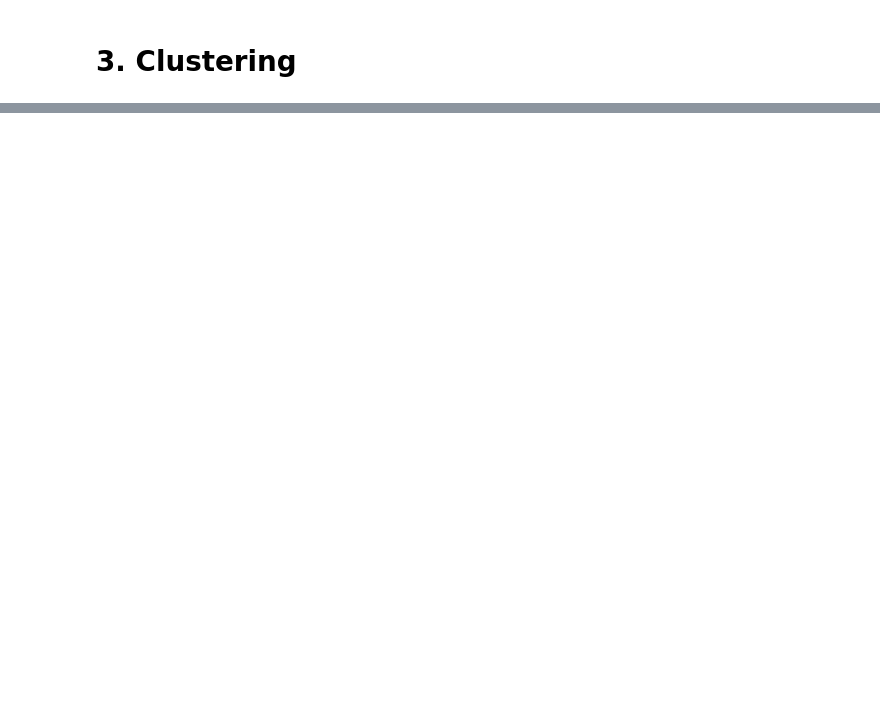
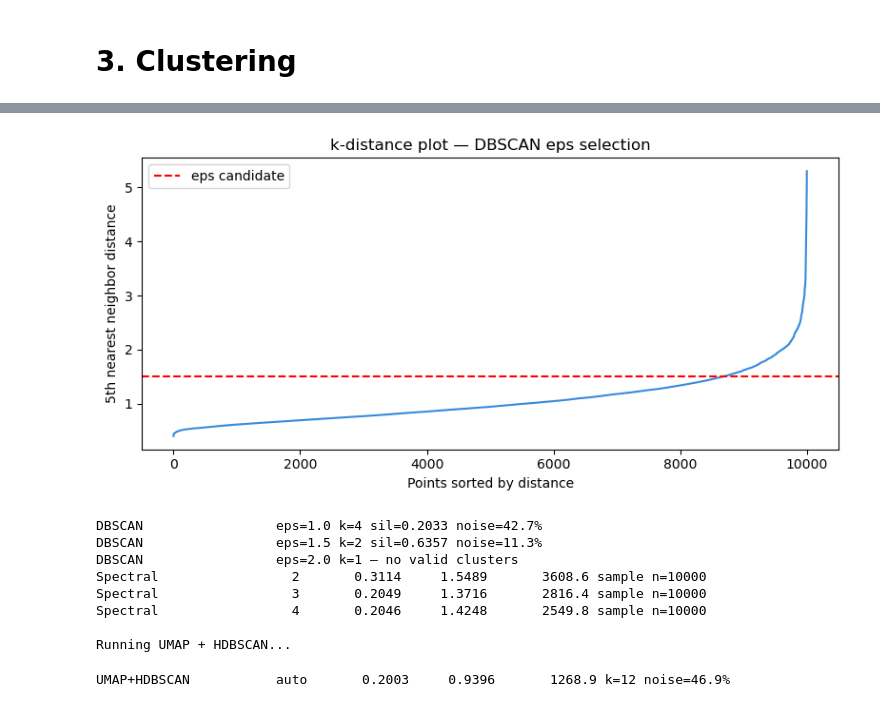
Before and after one commit to telmoolarreaga/PFG, a Jupyter notebook: Base de datos/Analisis_3/Analisis_3_ambos/Analisis_Introductorio_3.1copy copy.ipynb, the cells around one changed output, grey strips where cells are left out. Drawn from its saved outputs; the diff is of its cells as text; code cells hidden in the pictures; blank space fills up the shorter version.

```diff
--- a/Base de datos/Analisis_3/Analisis_3_ambos/Analisis_Introductorio_3.1copy copy.ipynb
+++ b/Base de datos/Analisis_3/Analisis_3_ambos/Analisis_Introductorio_3.1copy copy.ipynb
@@ -1324,0 +789,73 @@ hu4                   0.000   0.005   0.004   0.024   0.000   1.215   0.124   0.
+# %%
+# ── CELL 5: DBSCAN + SPECTRAL + UMAP+HDBSCAN ─────────────────────
+from sklearn.neighbors import NearestNeighbors
+
+# DBSCAN k-distance plot
+nn = NearestNeighbors(n_neighbors=5).fit(X_sample)
+dist, _ = nn.kneighbors(X_sample)
+dist_sorted = np.sort(dist[:, -1])
+
+plt.figure(figsize=(8, 4))
+plt.plot(dist_sorted, color='#378ADD')
+plt.title('k-distance plot — DBSCAN eps selection')
+plt.xlabel('Points sorted by distance')
+plt.ylabel('5th nearest neighbor distance')
+plt.axhline(y=1.5, color='red', linestyle='--', label='eps candidate')
+plt.legend(); plt.tight_layout()
+plt.savefig('dbscan_eps_2000.png', dpi=150, bbox_inches='tight')
+plt.show()
+
+for eps in [1.0, 1.5, 2.0]:
+    db_model = DBSCAN(eps=eps, min_samples=10)
+    labels_db = db_model.fit_predict(X_sample)
+    n_clusters_db = len(set(labels_db)) - (1 if -1 in labels_db else 0)
+    noise_pct_db  = (labels_db == -1).mean() * 100
+    if n_clusters_db > 1:
+        mask_db = labels_db != -1
+        sil = silhouette_score(X_sample[mask_db], labels_db[mask_db], random_state=42)
+        print(f"{'DBSCAN':<22} eps={eps} k={n_clusters_db} sil={sil:.4f} noise={noise_pct_db:.1f}%")
+    else:
+        print(f"{'DBSCAN':<22} eps={eps} k={n_clusters_db} — no valid clusters")
+
+# Spectral — sample only
+for k in N_CLUSTERS_LIST:
+    spec = SpectralClustering(n_clusters=k, affinity='nearest_neighbors',
+                              n_neighbors=10, random_state=42, n_jobs=-1)
+    labels_spec = spec.fit_predict(X_sample)
+    sil = silhouette_score(X_sample, labels_spec, random_state=42)
+    db  = davies_bouldin_score(X_sample, labels_spec)
+    ch  = calinski_harabasz_score(X_sample, labels_spec)
+    results[f"Spectral_k{k}"] = {'labels': labels_spec, 'silhouette': sil, 'davies_bouldin': db, 'calinski': ch}
+    print(f"{'Spectral':<22} {k:>3} {sil:>12.4f} {db:>10.4f} {ch:>12.1f} sample n={SAMPLE_SIZE}")
+
+# UMAP + HDBSCAN
+print("\nRunning UMAP + HDBSCAN...")
+reducer = umap.UMAP(n_components=10, n_neighbors=15, min_dist=0.1,
+                    metric='euclidean', random_state=42)
+X_umap = reducer.fit_transform(X_sample)
+
+hdb_umap = HDBSCAN(min_cluster_size=100, min_samples=10, cluster_selection_method='eom')
+labels_umap = hdb_umap.fit_predict(X_umap)
+mask_umap       = labels_umap != -1
+n_clusters_umap = len(set(labels_umap[mask_umap]))
+noise_pct       = (labels_umap == -1).mean() * 100
+
+if n_clusters_umap > 1:
+    sil = silhouette_score(X_umap[mask_umap], labels_umap[mask_umap], random_state=42)
+    db  = davies_bouldin_score(X_umap[mask_umap], labels_umap[mask_umap])
+    ch  = calinski_harabasz_score(X_umap[mask_umap], labels_umap[mask_umap])
+    results['UMAP+HDBSCAN'] = {'labels': labels_umap, 'silhouette': sil,
+                                'davies_bouldin': db, 'calinski': ch}
+    print(f"{'UMAP+HDBSCAN':<22} {'auto':>3} {sil:>12.4f} {db:>10.4f} "
+          f"{ch:>12.1f} k={n_clusters_umap} noise={noise_pct:.1f}%")
+# %% [output]
+[figure, added]
+DBSCAN                 eps=1.0 k=4 sil=0.2033 noise=42.7%
+DBSCAN                 eps=1.5 k=2 sil=0.6357 noise=11.3%
+DBSCAN                 eps=2.0 k=1 — no valid clusters
+Spectral                 2       0.3114     1.5489       3608.6 sample n=10000
+Spectral                 3       0.2049     1.3716       2816.4 sample n=10000
+Spectral                 4       0.2046     1.4248       2549.8 sample n=10000
+
+Running UMAP + HDBSCAN...
+UMAP+HDBSCAN           auto       0.2003     0.9396       1268.9 k=12 noise=46.9%
```
Also changed, not shown: parts of 46 cells of this notebook.
